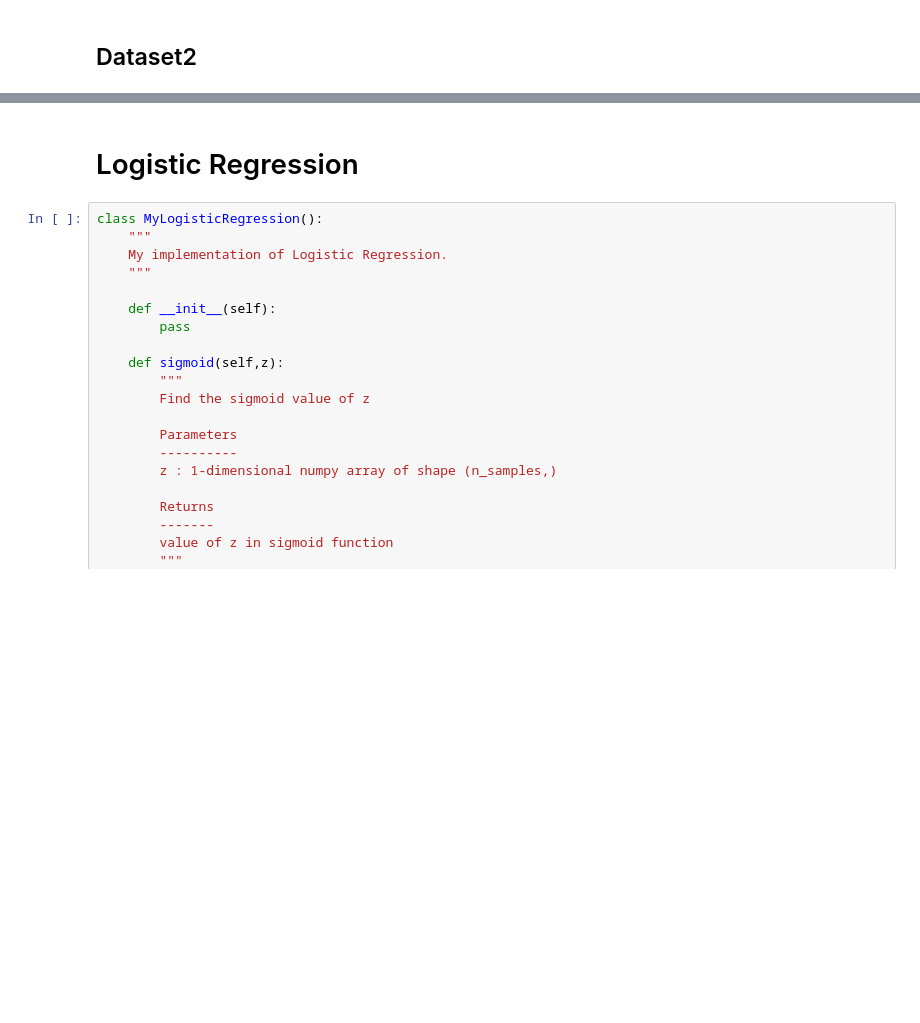
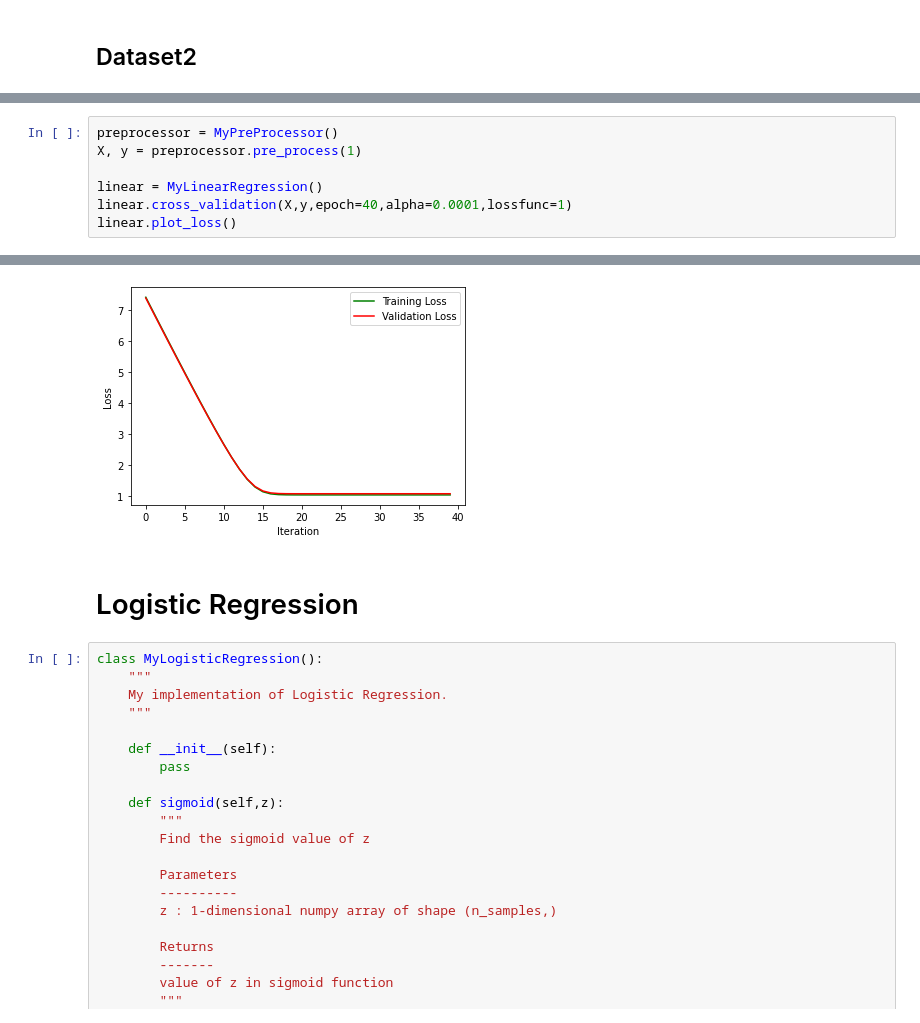
Before and after one commit to itissandeep98/ML-Assignments, a Jupyter notebook: ML_Assignment1.ipynb, the cells around one changed output, grey strips where cells are left out. Drawn from its saved outputs; the diff is of its cells as text; blank space fills up the shorter version.

```diff
--- a/ML_Assignment1.ipynb
+++ b/ML_Assignment1.ipynb
@@ -268,0 +368,8 @@ linear.plot_loss()
+# %%
+preprocessor = MyPreProcessor()
+X, y = preprocessor.pre_process(1)
+
+linear = MyLinearRegression()
+linear.cross_validation(X,y,epoch=40,alpha=0.0001,lossfunc=1)
+linear.plot_loss()
+# %% [output]
@@ -269,3 +379,4 @@ linear.plot_loss()
+[figure, added]
 # %% [markdown]
 # Logistic Regression
 # %%
```
Also changed, not shown: parts of 8 cells of this notebook.
